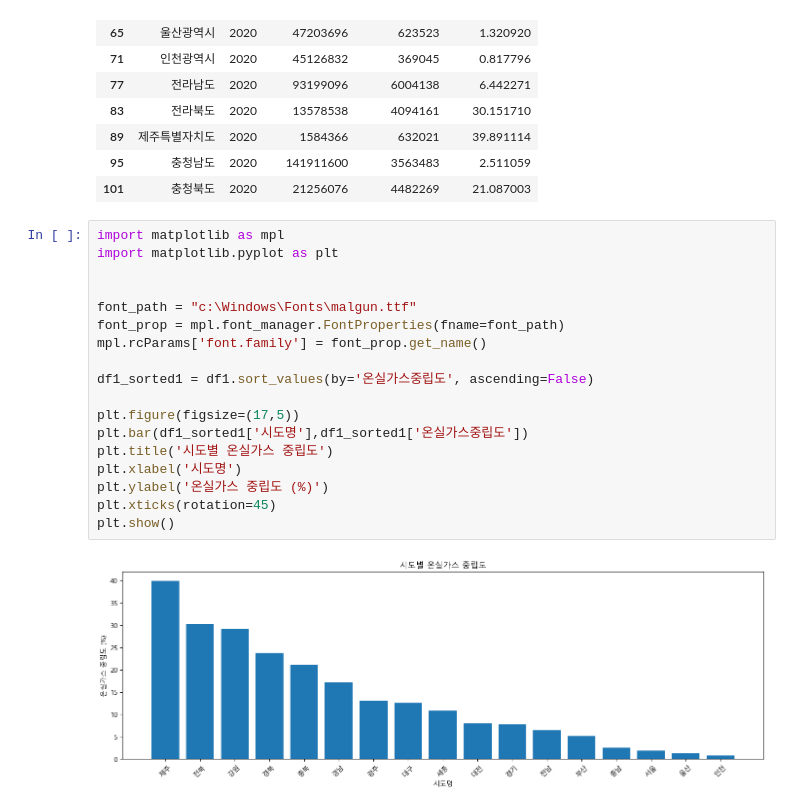
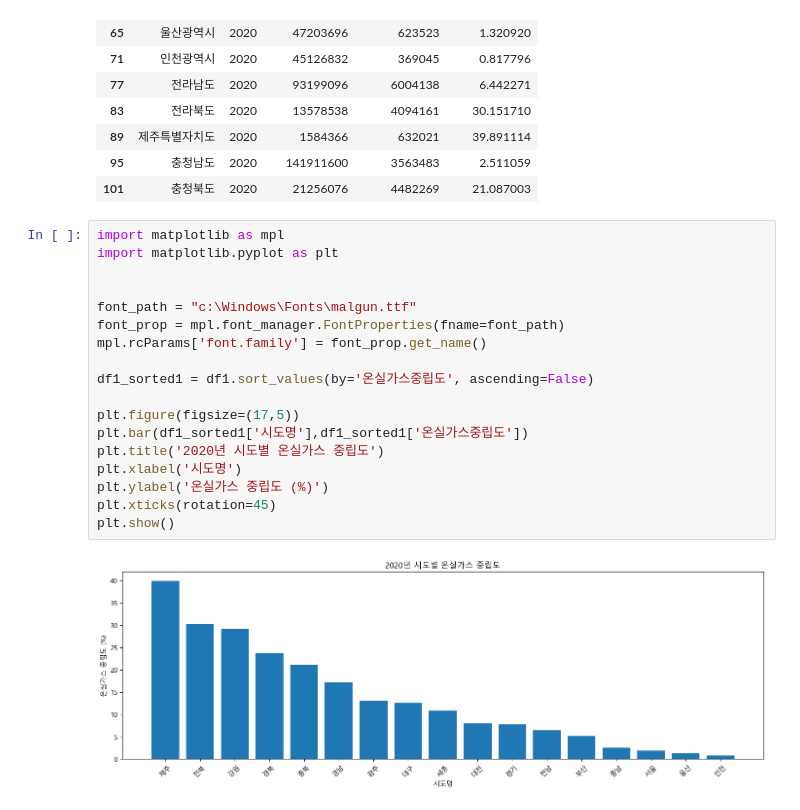
Before and after one commit to Jae-Ho-cloud/team1, a Jupyter notebook: 2020년_dataset.ipynb, the cells around one changed output. Cells and saved outputs as stored; diff of their text form.

```diff
--- a/2020년_dataset.ipynb
+++ b/2020년_dataset.ipynb
@@ -83,23 +83,23 @@ df1
 # %%
 import matplotlib as mpl
 import matplotlib.pyplot as plt
 
 
 font_path = "c:\Windows\Fonts\malgun.ttf"
 font_prop = mpl.font_manager.FontProperties(fname=font_path)
 mpl.rcParams['font.family'] = font_prop.get_name()
 
 df1_sorted1 = df1.sort_values(by='온실가스중립도', ascending=False)
 
 plt.figure(figsize=(17,5))
 plt.bar(df1_sorted1['시도명'],df1_sorted1['온실가스중립도'])
-plt.title('시도별 온실가스 중립도')
+plt.title('2020년 시도별 온실가스 중립도')
 plt.xlabel('시도명')
 plt.ylabel('온실가스 중립도 (%)')
 plt.xticks(rotation=45)
 plt.show()
 # %% [output]
-[figure, old version]
+[figure, new version]
 # %%
 import matplotlib as mpl
 import matplotlib.pyplot as plt
```
Also changed, not shown: parts of 2 cells of this notebook, 1 other file.
